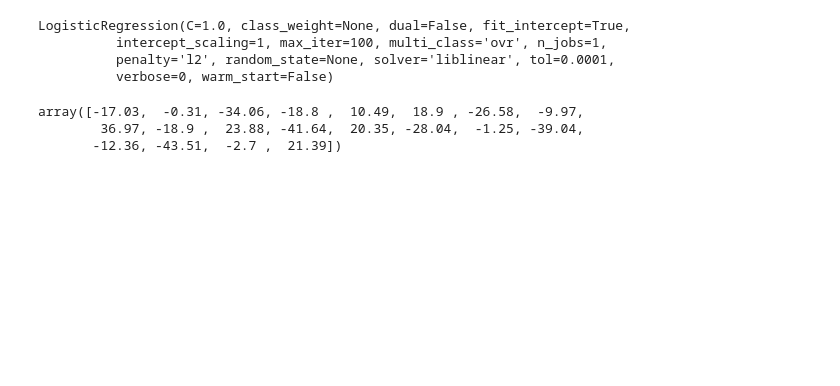
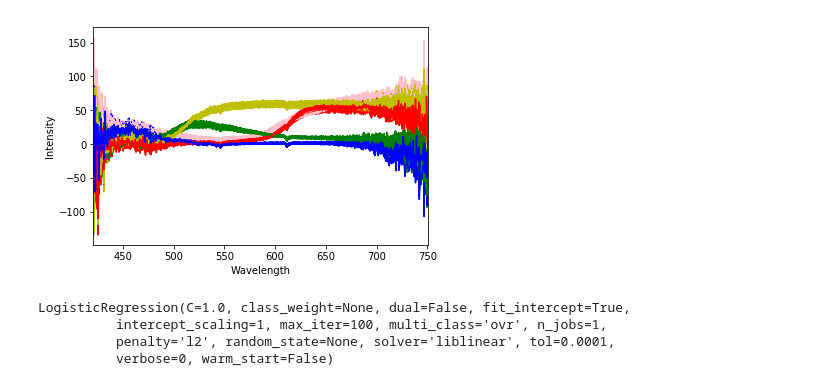
Before and after one commit to 12yuens2/classification-learning, a Jupyter notebook: Untitled.ipynb, the cells around one changed output. Saved outputs shown, nothing was run; the diff lists cells and outputs as text; code cells hidden in the pictures; blank space fills up the shorter version.

Commit message:
Finish up binary classification and do multiclass.

```diff
--- a/Untitled.ipynb
+++ b/Untitled.ipynb
@@ -67,2 +6,8 @@ df.describe()
+# %%
+wavelengths = pd.read_csv("multiclass/Wavelength.csv", header=None)
+# %%
+# Put wavelengths as column headers
+wavelengths_df = df.rename(columns=wavelengths.T.loc[0])
 # %%
-y = pd.read_csv("binary/y.csv", header=None)
+y = pd.read_csv("multiclass/y.csv", header=None)
+y = y[0]
@@ -69,11 +16,26 @@ y = pd.read_csv("binary/y.csv", header=None)
+# %%
+X_train, X_test, y_train, y_test = train_test_split(wavelengths_df, y, test_size = 0.3, random_state=42)
+# %%
+for i,row in X_train.iterrows():
+    actual = y_train[i]
+    if actual == 0:
+        color = 'b'
+    elif actual == 1:
+        color = 'g'
+    elif actual == 2:
+        color = 'pink'
+    elif actual == 3:
+        color = 'r'
+    elif actual == 4:
+        color = 'y'
+
+    ax = row.plot(color = color, x="Wavelength", y="Intensity")
+    ax.set_xlabel("Wavelength")
+    ax.set_ylabel("Intensity")
+
+plt.show()
+# %% [output]
+[figure, added]
 # %%
 from sklearn.linear_model import LogisticRegression
 from sklearn.metrics import accuracy_score
-# %%
-logreg = LogisticRegression()
-logreg.fit(df[50:52],y[0][50:52])
-# %% [output]
-LogisticRegression(C=1.0, class_weight=None, dual=False, fit_intercept=True,
-          intercept_scaling=1, max_iter=100, multi_class='ovr', n_jobs=1,
-          penalty='l2', random_state=None, solver='liblinear', tol=0.0001,
-          verbose=0, warm_start=False)
@@ -82,6 +42,8 @@ predict = pd.read_csv("binary/XToClassify.csv", header=None)
-# %%
-predict[0].unique()
-# %% [output]
-array([-17.03,  -0.31, -34.06, -18.8 ,  10.49,  18.9 , -26.58,  -9.97,
-        36.97, -18.9 ,  23.88, -41.64,  20.35, -28.04,  -1.25, -39.04,
-       -12.36, -43.51,  -2.7 ,  21.39])
+# %%
+logreg = LogisticRegression()
+logreg.fit(X_train[:10], y_train[:10])
+# %% [output]
+LogisticRegression(C=1.0, class_weight=None, dual=False, fit_intercept=True,
+          intercept_scaling=1, max_iter=100, multi_class='ovr', n_jobs=1,
+          penalty='l2', random_state=None, solver='liblinear', tol=0.0001,
+          verbose=0, warm_start=False)
```
Also changed, not shown: parts of 26 cells of this notebook, 1 other file.
